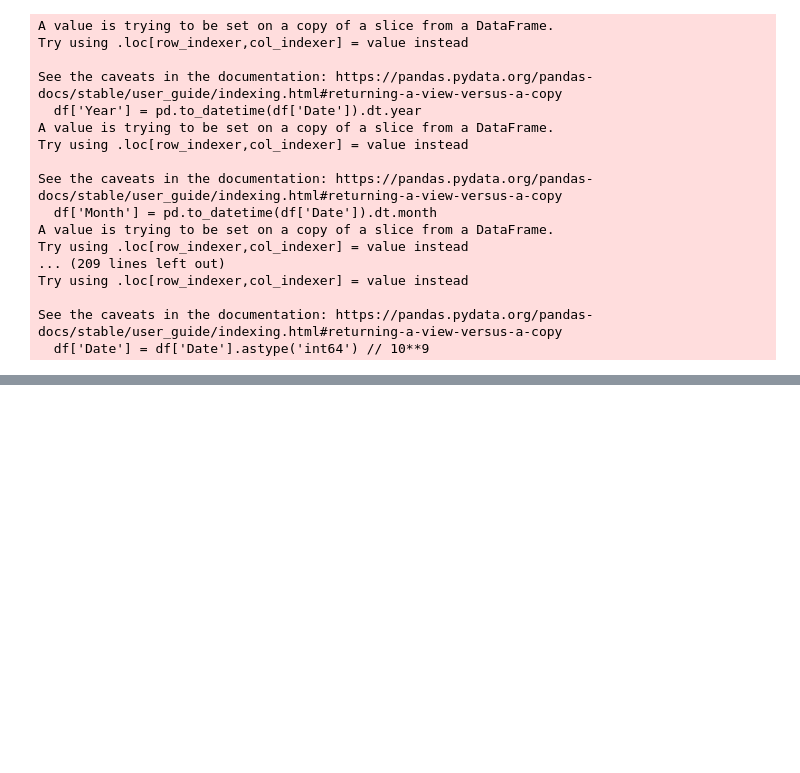
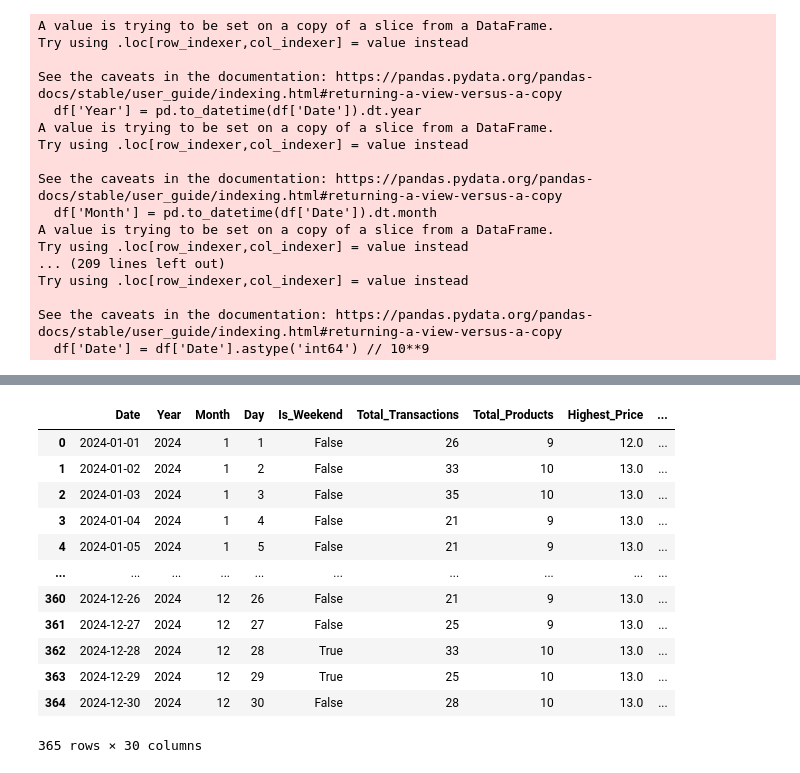
Before and after one commit to Bizniz-Corp/Pretrained-Prediksi-Profit-Model, a Jupyter notebook: Model/ModelPrediksiProfit.ipynb, the cells around one changed output, grey strips where cells are left out. Drawn from its saved outputs; the diff is of its cells as text; code cells hidden in the pictures; blank space fills up the shorter version.

```diff
--- a/Model/ModelPrediksiProfit.ipynb
+++ b/Model/ModelPrediksiProfit.ipynb
@@ -913,0 +910,16 @@ See the caveats in the documentation: https://pandas.pydata.org/pandas-docs/stab
+# %%
+df
+# %% [output]
+|  | Date | Year | Month | Day | Is_Weekend | Total_Transactions | Total_Products | Highest_Price | ... |
+| 0 | 2024-01-01 | 2024 | 1 | 1 | False | 26 | 9 | 12.0 | ... |
+| 1 | 2024-01-02 | 2024 | 1 | 2 | False | 33 | 10 | 13.0 | ... |
+| 2 | 2024-01-03 | 2024 | 1 | 3 | False | 35 | 10 | 13.0 | ... |
+| 3 | 2024-01-04 | 2024 | 1 | 4 | False | 21 | 9 | 13.0 | ... |
+| 4 | 2024-01-05 | 2024 | 1 | 5 | False | 21 | 9 | 13.0 | ... |
+| ... | ... | ... | ... | ... | ... | ... | ... | ... | ... |
+| 360 | 2024-12-26 | 2024 | 12 | 26 | False | 21 | 9 | 13.0 | ... |
+| 361 | 2024-12-27 | 2024 | 12 | 27 | False | 25 | 9 | 13.0 | ... |
+| 362 | 2024-12-28 | 2024 | 12 | 28 | True | 33 | 10 | 13.0 | ... |
+| 363 | 2024-12-29 | 2024 | 12 | 29 | True | 25 | 10 | 13.0 | ... |
+| 364 | 2024-12-30 | 2024 | 12 | 30 | False | 28 | 10 | 13.0 | ... |
+365 rows × 30 columns
```
Also changed, not shown: parts of 8 cells of this notebook.
